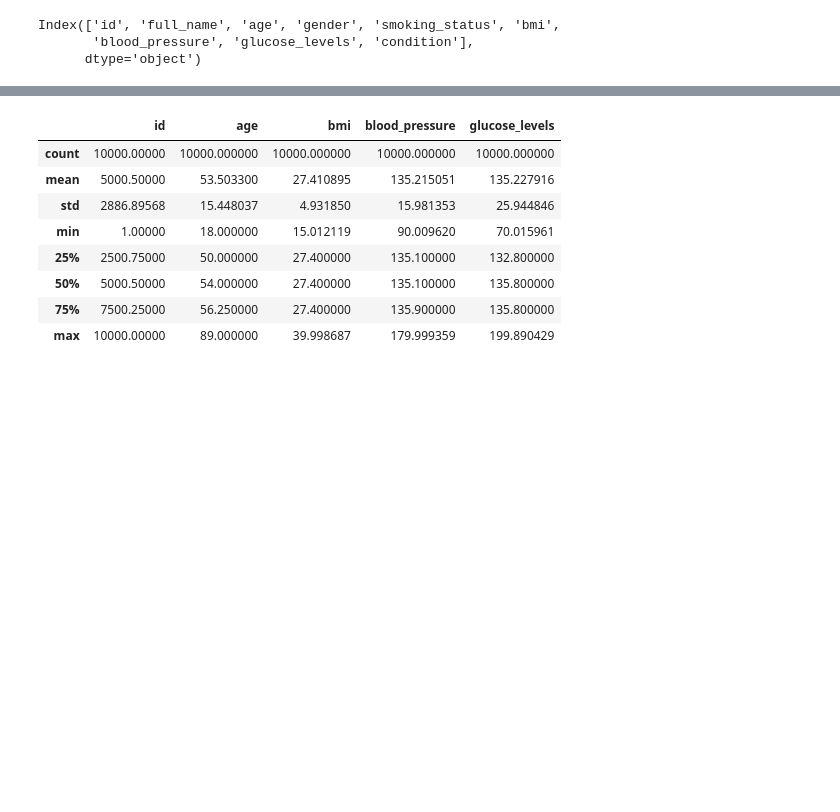
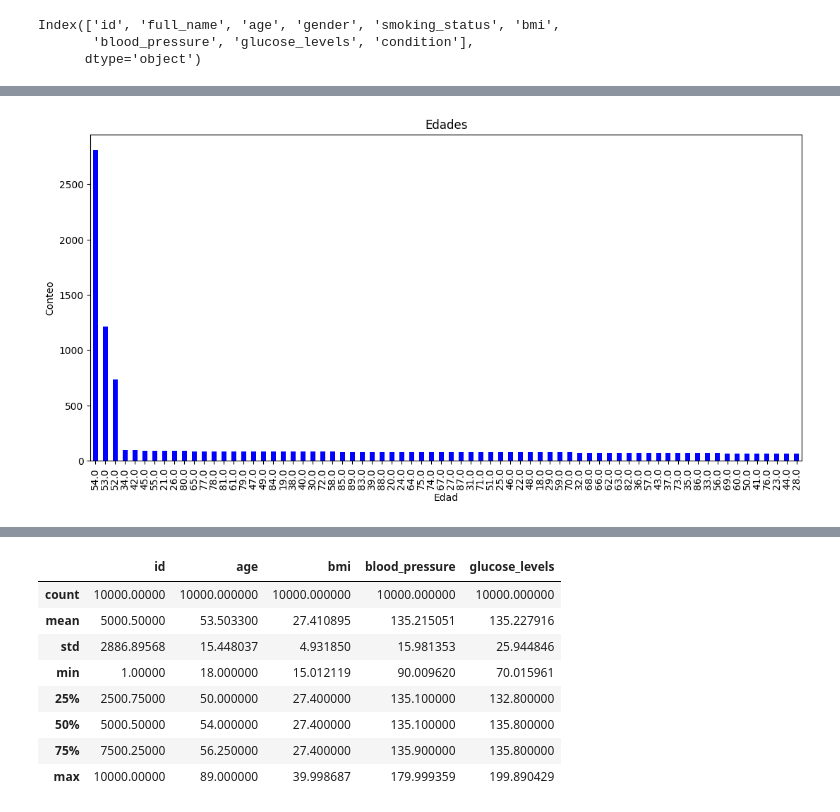
Before and after one commit to jarsmp37/progavan, a Jupyter notebook: GUI_tkinter/datascience/Conceptos1.ipynb, the cells around one changed output, grey strips where cells are left out. Cells and saved outputs as stored; diff of their text form; code cells hidden in the pictures; blank space fills up the shorter version.

```diff
--- a/GUI_tkinter/datascience/Conceptos1.ipynb
+++ b/GUI_tkinter/datascience/Conceptos1.ipynb
@@ -85,0 +124,5 @@ Index(['id', 'full_name', 'age', 'gender', 'smoking_status', 'bmi',
+# %%
+for columna in df.columns:
+    print(f"La columna {columna} tiene de datos")
+    print(df[columna].unique())
+    print("")
@@ -86 +147,10 @@ Index(['id', 'full_name', 'age', 'gender', 'smoking_status', 'bmi',
+# %%
+dic1={'male':"Hombre", 'female':"Mujer",'Non-Smoker':"No_fumador", 'Smoker':"Fumador",'Pneumonia':"Neumonia",
+        'Diabetic':"Diabetico"}
+# %%
+df["Genero"]=df["Genero"].replace(dic1)
+df
+# %%
+for columna in df.columns:
+    df[columna]=df[columna].replace(dic1)
 # %%
@@ -89,0 +176,9 @@ array(['male', 'female'], dtype=object)
+# %%
+plt.figure(figsize=(13,6))
+df["Edad"].value_counts().plot(kind="bar",color="blue")
+plt.title("Edades")
+plt.xlabel("Edad")
+plt.ylabel("Conteo")
+plt.show()
+# %% [output]
+[figure, added]
```
Also changed, not shown: parts of 13 cells of this notebook.
